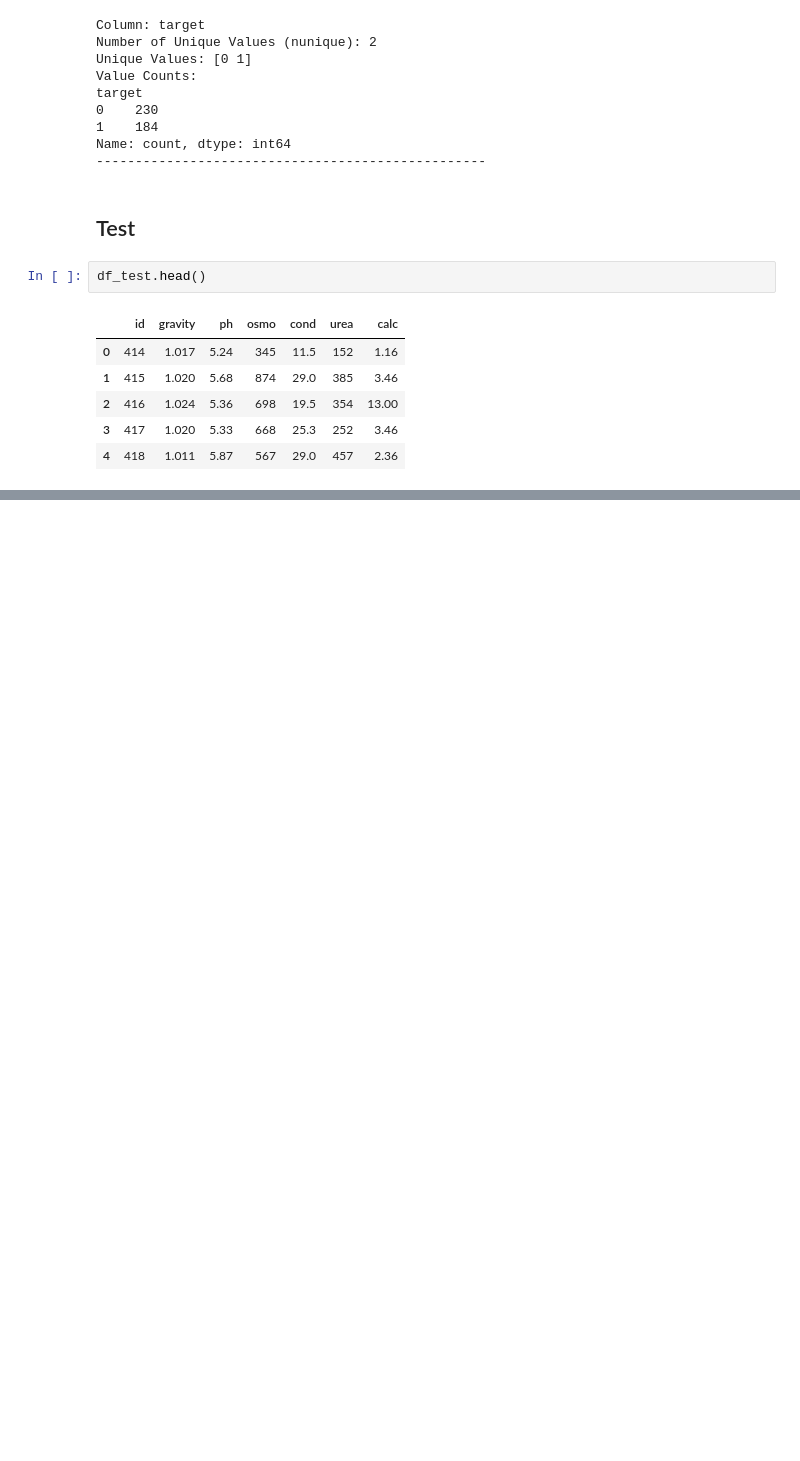
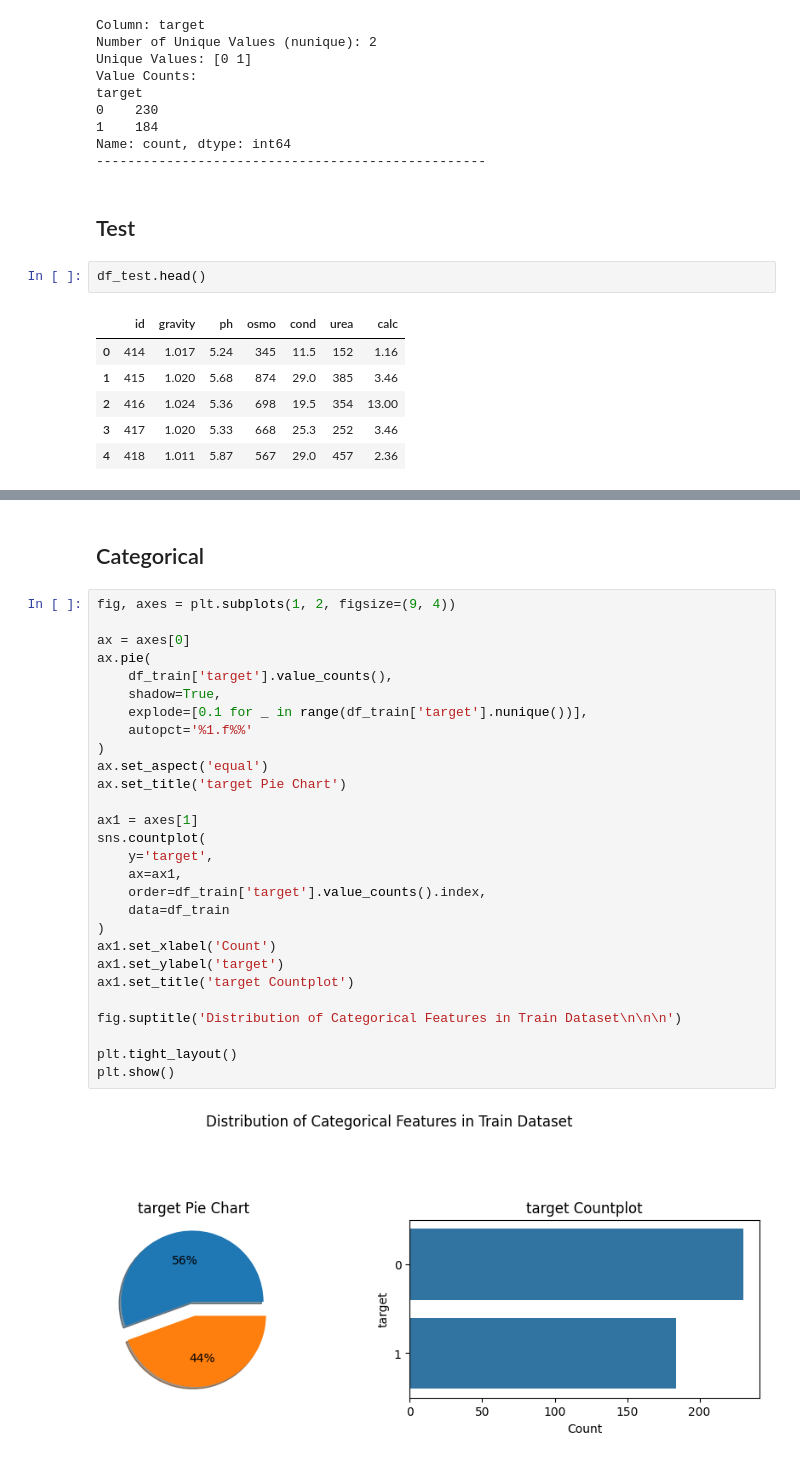
Before and after one commit to FirmanHasibuan14/kidney-stone-prediction, a Jupyter notebook: ML/Notebook/notebook.ipynb, the cells around one changed output, grey strips where cells are left out. Cells and saved outputs as stored; diff of their text form; blank space fills up the shorter version.

```diff
--- a/ML/Notebook/notebook.ipynb
+++ b/ML/Notebook/notebook.ipynb
@@ -102,0 +125,32 @@ df_test.head()
+# %% [markdown]
+## Categorical
+# %%
+fig, axes = plt.subplots(1, 2, figsize=(9, 4))
+
+ax = axes[0]
+ax.pie(
+    df_train['target'].value_counts(),
+    shadow=True,
+    explode=[0.1 for _ in range(df_train['target'].nunique())],
+    autopct='%1.f%%'
+)
+ax.set_aspect('equal')
+ax.set_title('target Pie Chart')
+
+ax1 = axes[1]
+sns.countplot(
+    y='target',
+    ax=ax1,
+    order=df_train['target'].value_counts().index,
+    data=df_train
+)
+ax1.set_xlabel('Count')
+ax1.set_ylabel('target')
+ax1.set_title('target Countplot')
+
+fig.suptitle('Distribution of Categorical Features in Train Dataset\n\n\n')
+
+plt.tight_layout()
+plt.show()
+# %% [output]
+[figure, added]
```
Also changed, not shown: parts of 5 cells of this notebook.
